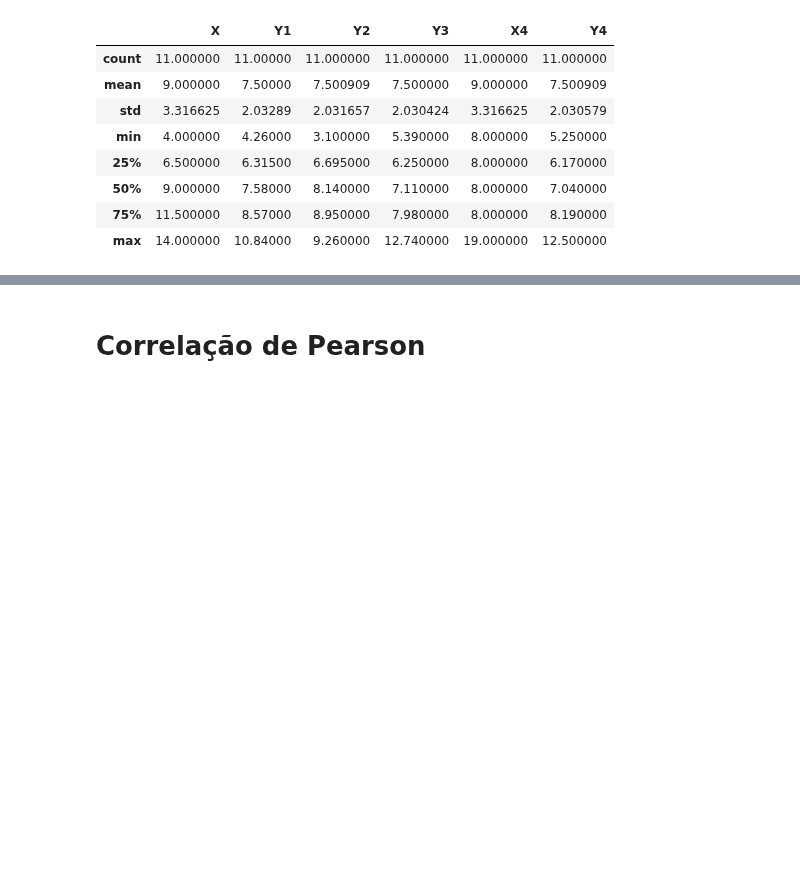
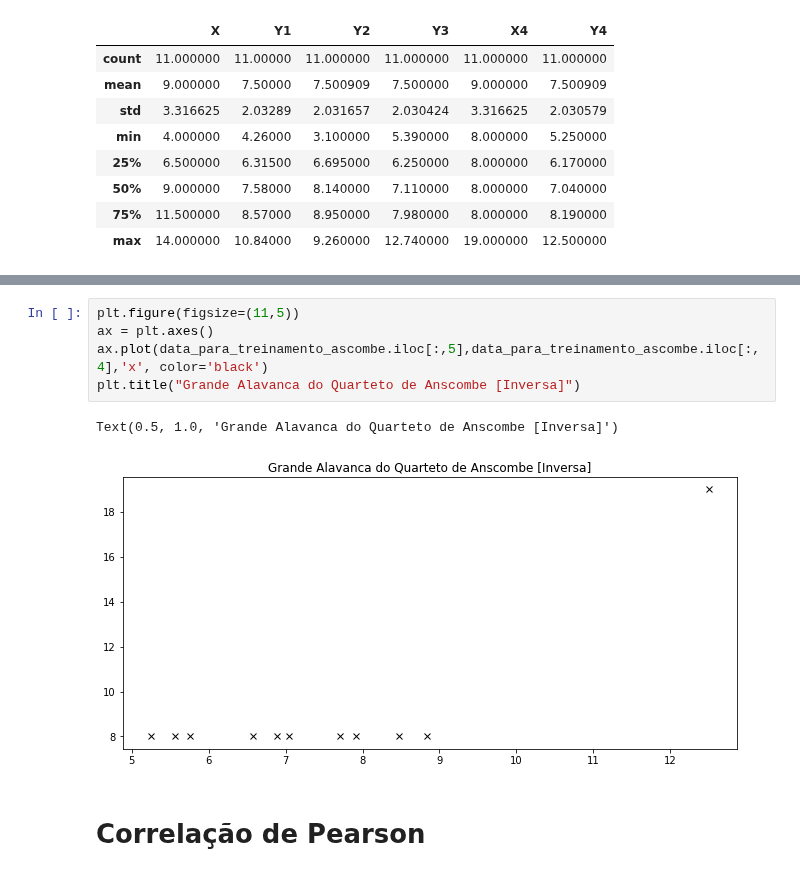
Before and after one commit to luizleroy/predictive_analytics, a Jupyter notebook: new.ipynb, the cells around one changed output, grey strips where cells are left out. Saved outputs shown, nothing was run; the diff lists cells and outputs as text; blank space fills up the shorter version.

```diff
--- a/new.ipynb
+++ b/new.ipynb
@@ -148,3 +158,11 @@ data_para_treinamento_ascombe.describe()
+# %%
+plt.figure(figsize=(11,5))
+ax = plt.axes()
+ax.plot(data_para_treinamento_ascombe.iloc[:,5],data_para_treinamento_ascombe.iloc[:,4],'x', color='black')
+plt.title("Grande Alavanca do Quarteto de Anscombe [Inversa]")
+# %% [output]
+Text(0.5, 1.0, 'Grande Alavanca do Quarteto de Anscombe [Inversa]')
+[figure, added]
 # %% [markdown]
 # Correlação de Pearson
 # %% [markdown]
```
Also changed, not shown: parts of 8 cells of this notebook.
